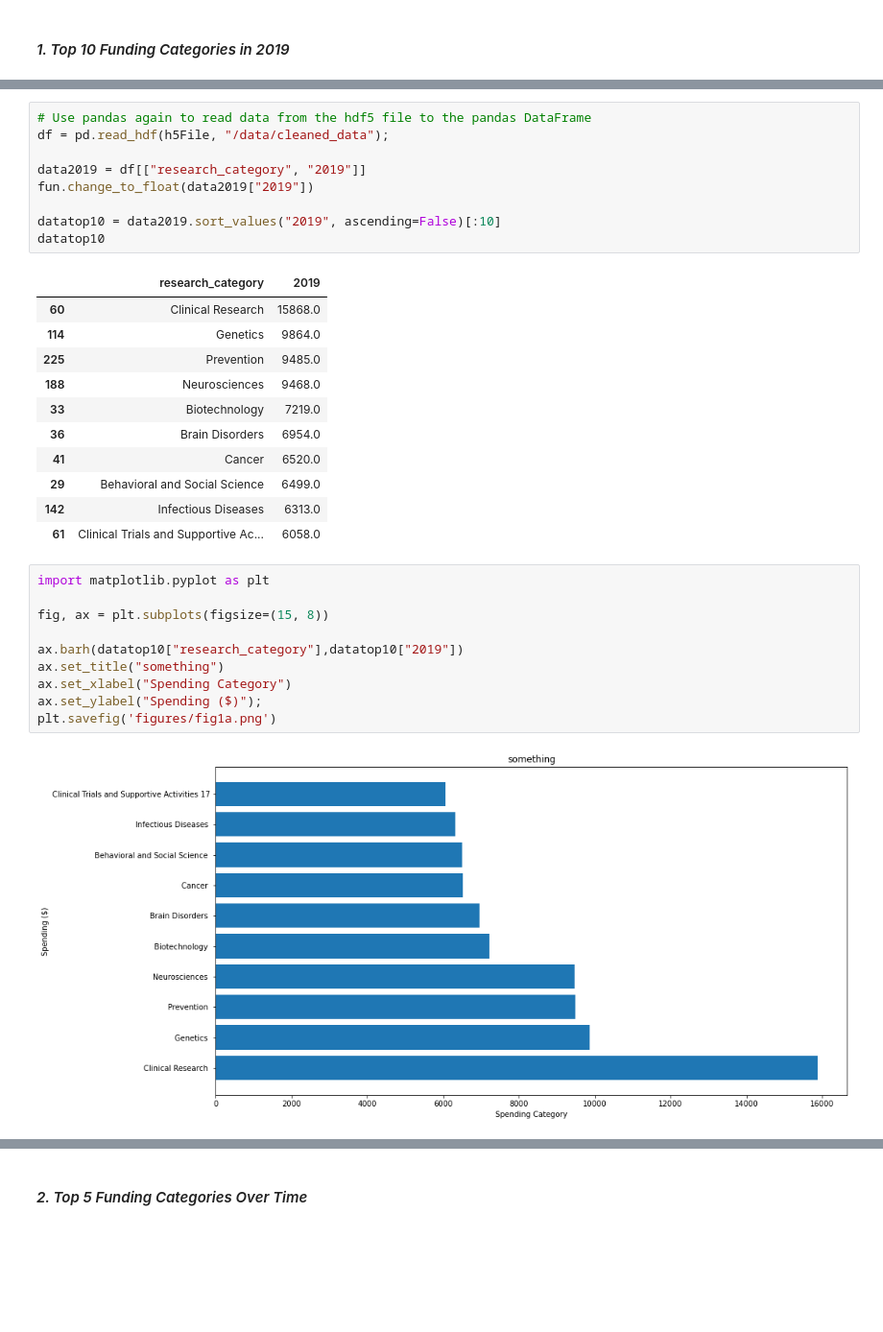
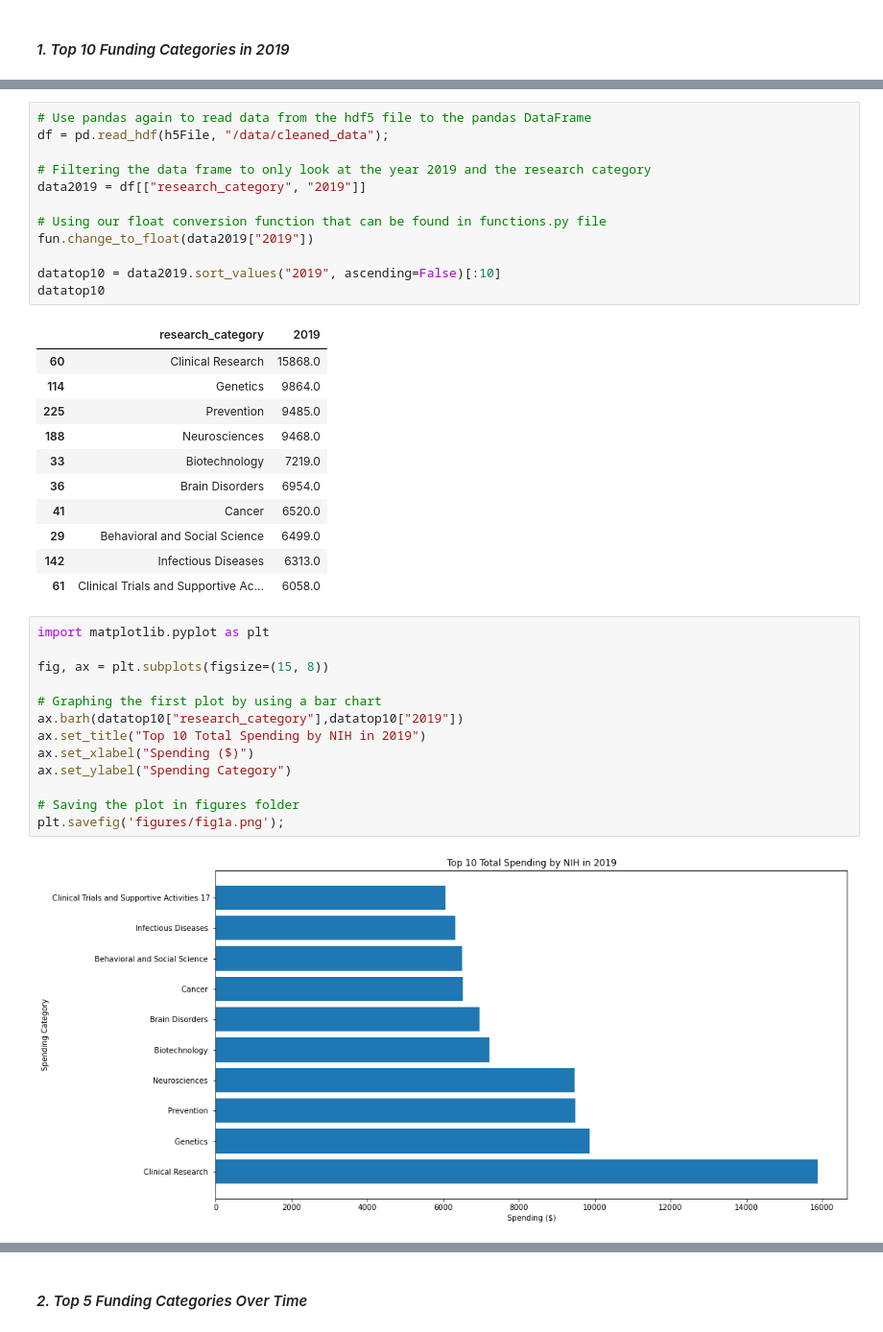
Before and after one commit to UCB-stat-159-s22/hw07-group25, a Jupyter notebook: main.ipynb, the cells around one changed output, grey strips where cells are left out. Shown: that part at 96% size. Saved outputs shown, nothing was run; the diff lists cells and outputs as text; blank space fills up the shorter version.

```diff
--- a/main.ipynb
+++ b/main.ipynb
@@ -173,7 +173,10 @@ Insert description of analysis here.
 # Use pandas again to read data from the hdf5 file to the pandas DataFrame
 df = pd.read_hdf(h5File, "/data/cleaned_data");
 
+# Filtering the data frame to only look at the year 2019 and the research category
 data2019 = df[["research_category", "2019"]]
+
+# Using our float conversion function that can be found in functions.py file
 fun.change_to_float(data2019["2019"])
 
 datatop10 = data2019.sort_values("2019", ascending=False)[:10]
@@ -193,12 +196,15 @@ datatop10
 # %%
 import matplotlib.pyplot as plt
 
 fig, ax = plt.subplots(figsize=(15, 8))
 
+# Graphing the first plot by using a bar chart
 ax.barh(datatop10["research_category"],datatop10["2019"])
-ax.set_title("something")
-ax.set_xlabel("Spending Category")
-ax.set_ylabel("Spending ($)");
-plt.savefig('figures/fig1a.png')
+ax.set_title("Top 10 Total Spending by NIH in 2019")
+ax.set_xlabel("Spending ($)")
+ax.set_ylabel("Spending Category")
+
+# Saving the plot in figures folder
+plt.savefig('figures/fig1a.png');
 # %% [output]
-[figure, old version]
+[figure, new version]
```
Also changed, not shown: parts of 9 cells of this notebook, 11 other files.
